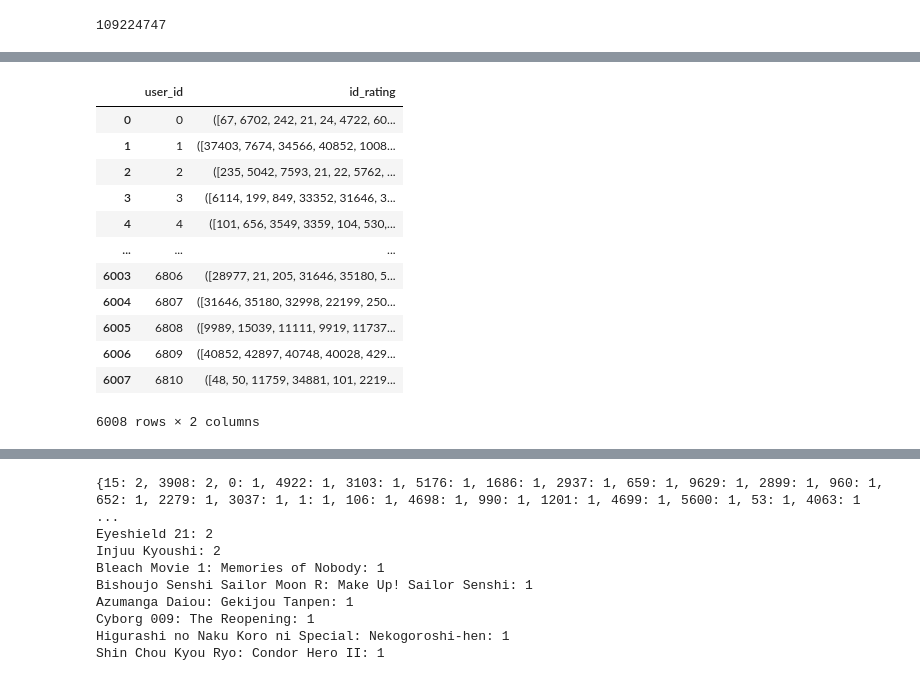
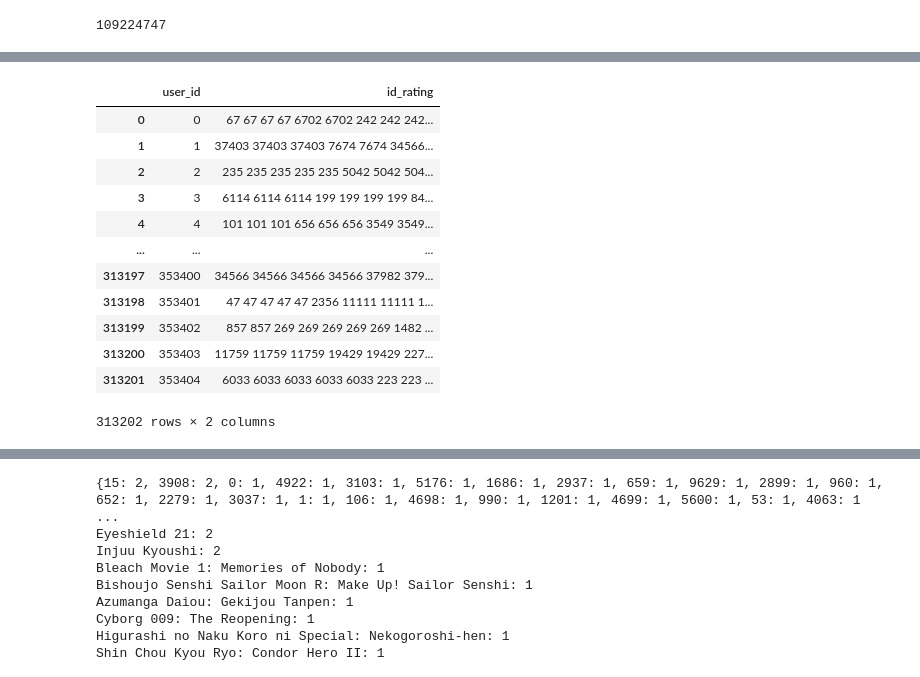
Before and after one commit to WiktorOgrodnik/ml-anime-recommendation, a Jupyter notebook: anime_visualization.ipynb, the cells around one changed output, grey strips where cells are left out. Drawn from its saved outputs; the diff is of its cells as text; code cells hidden in the pictures.

```diff
--- a/anime_visualization.ipynb
+++ b/anime_visualization.ipynb
@@ -28,6 +28,6 @@ users_csv="dataset/user-filtered.csv"
 # importing data from csv to pandas
 
 class Data_factory:
-    def from_csv(file: str) -> pd.DataFrame:
-        return pd.read_csv(file)
+    def from_csv(file: str, sep=",") -> pd.DataFrame:
+        return pd.read_csv(file, sep=sep)
 # %% [output]
@@ -57,7 +57,6 @@ class AnimeRecomendation:
 
     def save_to_tsv(self, tsv_filename: str):
         grouped_df        = self.grouped_df
-        users_count       = self.number_of_users()
         self.tsv_filename = tsv_filename
         columns_to_keep   = ['user_id', 'id_rating']
         grouped_df.to_csv(tsv_filename, index=False, sep='\t', columns=columns_to_keep, mode='w', header=False)
@@ -81,8 +80,8 @@ class AnimeRecomendation:
 
         return self.number_of_users()
 
-    def choose(nousers: int):
-        self.grouped_df = self.grouped_df.sample()
+    def choose(self, nousers: int):
+        self.grouped_df = self.grouped_df.sample(n=nousers)
 
     def cleora_train(self, cleora_exe="cleora"):
         if self.tsv_filename is None:
@@ -98,14 +97,15 @@ class AnimeRecomendation:
                    "--prepend-field-name", "1",
                    "-f", "numpy",
                    "-o", "results",
-                   "-e", "0",
+                   "-e", "1",
                    self.tsv_filename]
         subprocess.run(command, check=True, stderr=subprocess.DEVNULL)
+# %%
+model = AnimeRecomendation(iter=1)
 # %%
 %%time
 
-LINES = 2000000
+LINES = 4000000
 RATING_THRESHOLD = 6
 
-model = AnimeRecomendation()
-model.fit(users_df, lines=LINES, rating_threshold=RATING_THRESHOLD)
+model.fit(users_df, rating_threshold=RATING_THRESHOLD)
@@ -133,3 +112,6 @@ Wall time: 4.26 s
 # %%
+%%time
+
+model.grouped_df =  pd.read_csv("data3.tsv", sep="\t", header=None, names=["user_id", "id_rating"])
 model.grouped_df
 # %% [output]
@@ -136,13 +120,13 @@ model.grouped_df
 |  | user_id | id_rating |
-| 0 | 0 | ([67, 6702, 242, 21, 24, 4722, 60... |
-| 1 | 1 | ([37403, 7674, 34566, 40852, 1008... |
-| 2 | 2 | ([235, 5042, 7593, 21, 22, 5762, ... |
-| 3 | 3 | ([6114, 199, 849, 33352, 31646, 3... |
-| 4 | 4 | ([101, 656, 3549, 3359, 104, 530,... |
+| 0 | 0 | 67 67 67 67 6702 6702 242 242 242... |
+| 1 | 1 | 37403 37403 37403 7674 7674 34566... |
+| 2 | 2 | 235 235 235 235 235 5042 5042 504... |
+| 3 | 3 | 6114 6114 6114 199 199 199 199 84... |
+| 4 | 4 | 101 101 101 656 656 656 3549 3549... |
 | ... | ... | ... |
-| 6003 | 6806 | ([28977, 21, 205, 31646, 35180, 5... |
-| 6004 | 6807 | ([31646, 35180, 32998, 22199, 250... |
-| 6005 | 6808 | ([9989, 15039, 11111, 9919, 11737... |
-| 6006 | 6809 | ([40852, 42897, 40748, 40028, 429... |
-| 6007 | 6810 | ([48, 50, 11759, 34881, 101, 2219... |
+| 313197 | 353400 | 34566 34566 34566 34566 37982 379... |
+| 313198 | 353401 | 47 47 47 47 47 2356 11111 11111 1... |
+| 313199 | 353402 | 857 857 269 269 269 269 269 1482 ... |
+| 313200 | 353403 | 11759 11759 11759 19429 19429 227... |
+| 313201 | 353404 | 6033 6033 6033 6033 6033 223 223 ... |
-6008 rows × 2 columns
+313202 rows × 2 columns
```
Also changed, not shown: parts of 6 cells of this notebook.
